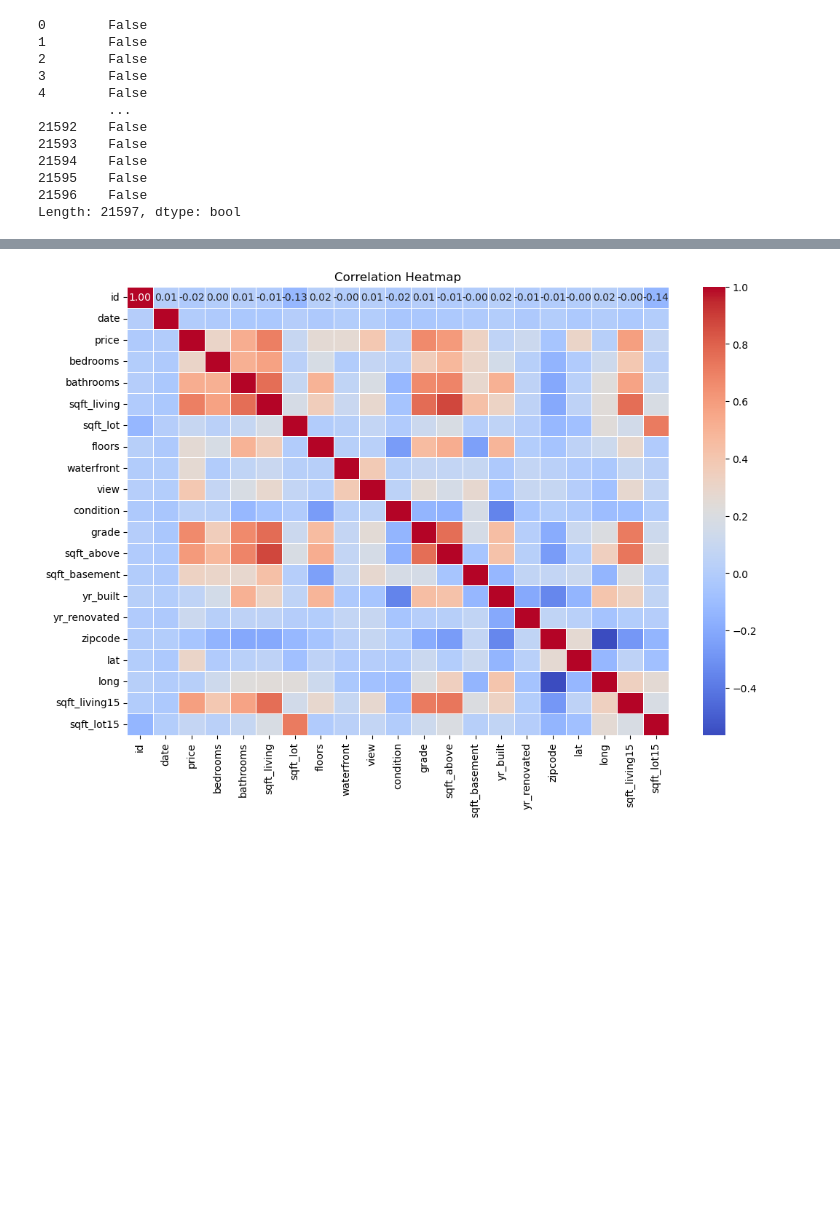
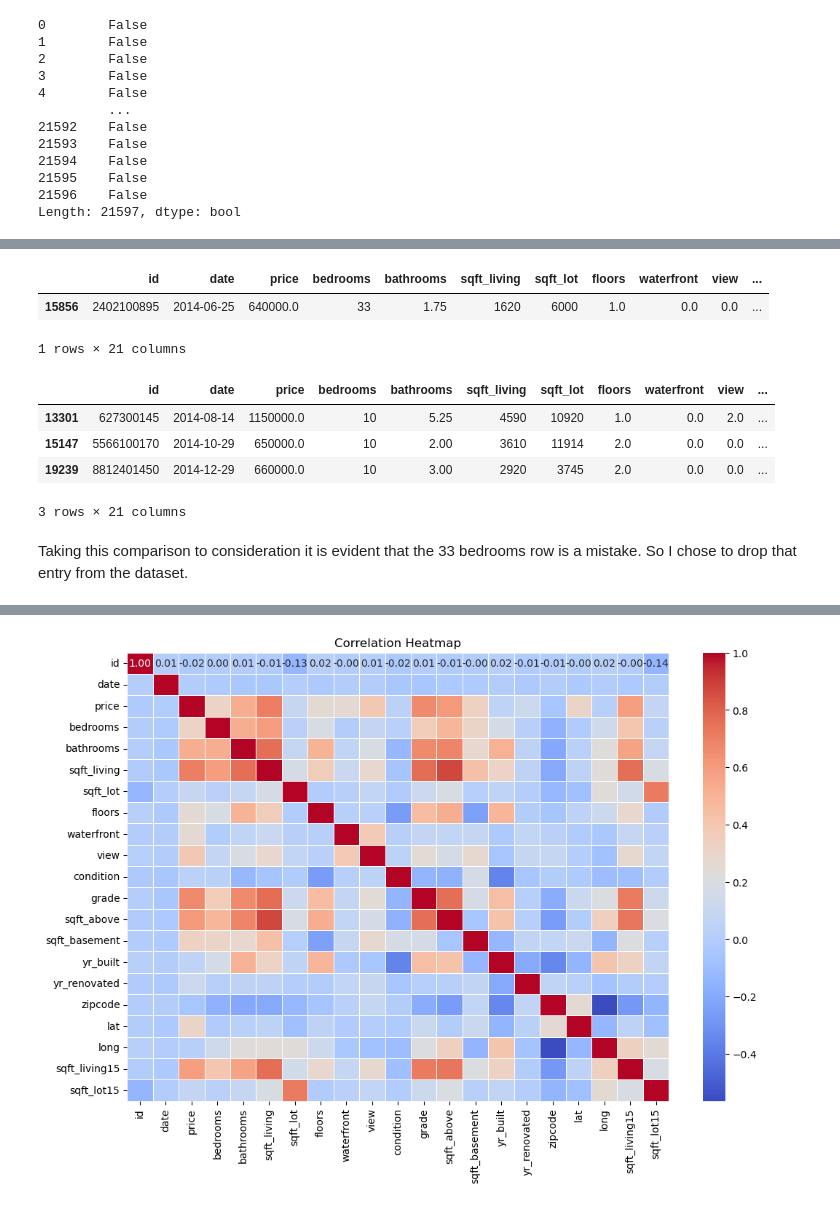
Before and after one commit to ShamlaA/Phase-2-Group-17-Project, a Jupyter notebook: Work_in_Progress/Shamla.ipynb, the cells around one changed output, grey strips where cells are left out. Saved outputs shown, nothing was run; the diff lists cells and outputs as text; code cells hidden in the pictures; blank space fills up the shorter version.

```diff
--- a/Work_in_Progress/Shamla.ipynb
+++ b/Work_in_Progress/Shamla.ipynb
@@ -286,0 +426,18 @@ df.duplicated('id').sum()
+# %%
+# Let's see closely at the 33 bedrooms entry and investigate
+df[df["bedrooms"]==33]
+# %% [output]
+|  | id | date | price | bedrooms | bathrooms | sqft_living | sqft_lot | floors | waterfront | view | ... |
+| 15856 | 2402100895 | 2014-06-25 | 640000.0 | 33 | 1.75 | 1620 | 6000 | 1.0 | 0.0 | 0.0 | ... |
+1 rows × 21 columns
+# %%
+# Comparing this row with the 10 bedrooms row.
+df[df["bedrooms"]==10]
+# %% [output]
+|  | id | date | price | bedrooms | bathrooms | sqft_living | sqft_lot | floors | waterfront | view | ... |
+| 13301 | 627300145 | 2014-08-14 | 1150000.0 | 10 | 5.25 | 4590 | 10920 | 1.0 | 0.0 | 2.0 | ... |
+| 15147 | 5566100170 | 2014-10-29 | 650000.0 | 10 | 2.00 | 3610 | 11914 | 2.0 | 0.0 | 0.0 | ... |
+| 19239 | 8812401450 | 2014-12-29 | 660000.0 | 10 | 3.00 | 2920 | 3745 | 2.0 | 0.0 | 0.0 | ... |
+3 rows × 21 columns
+# %% [markdown]
+Taking this comparison to consideration it is evident that the 33 bedrooms row is a mistake. So I chose to drop that entry from the dataset.
```
Also changed, not shown: parts of 36 cells of this notebook.
